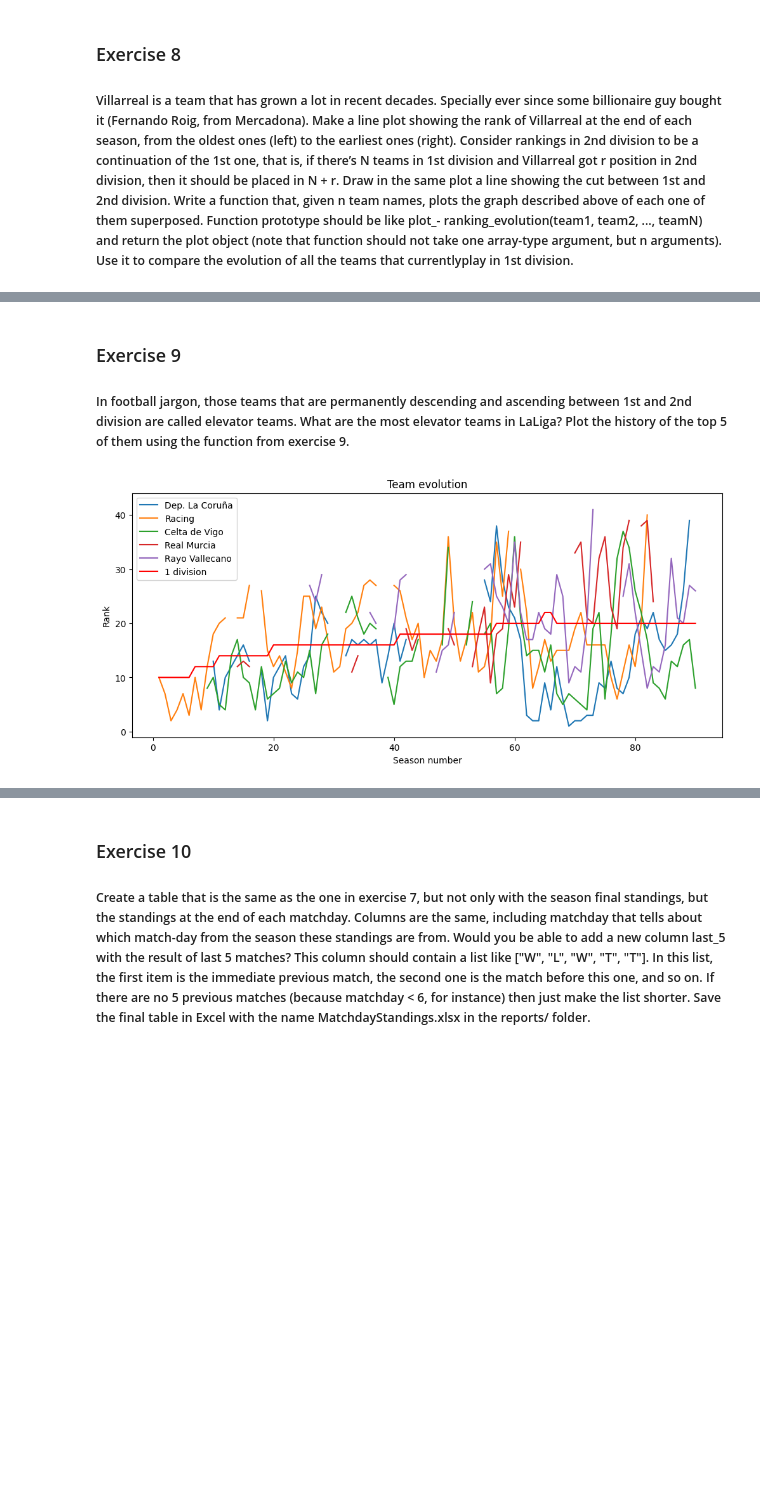
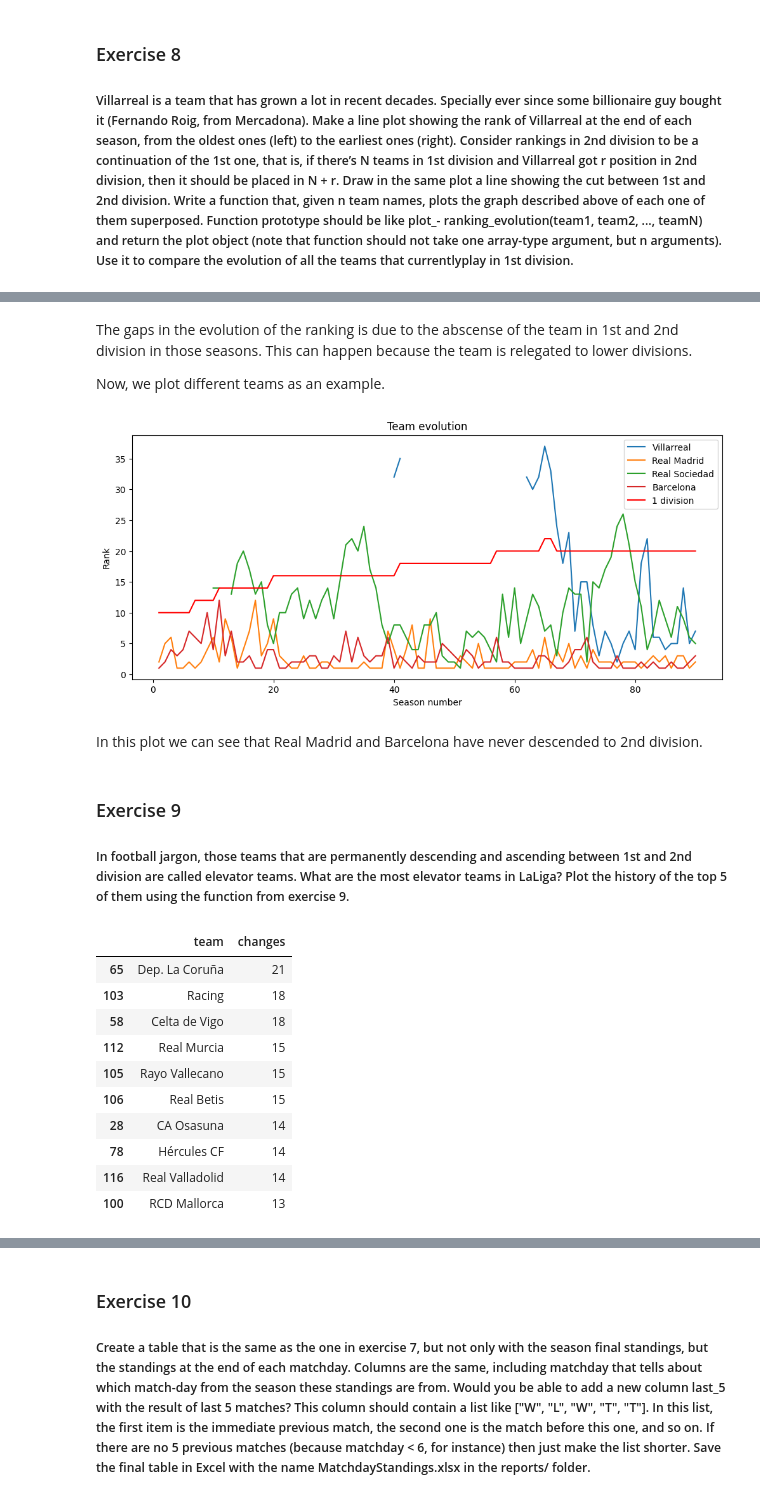
Before and after one commit to tinchit0/la-quiniela, a Jupyter notebook: analysis/LaLigaDataAnalysis2.ipynb, the cells around one changed output, grey strips where cells are left out. Saved outputs shown, nothing was run; the diff lists cells and outputs as text; code cells hidden in the pictures; blank space fills up the shorter version.

```diff
--- a/analysis/LaLigaDataAnalysis2.ipynb
+++ b/analysis/LaLigaDataAnalysis2.ipynb
@@ -712,3 +623,13 @@ ranking_evolution("Real Madrid", "Atlético Madrid", "Villarreal")
+# %% [markdown]
+The gaps in the evolution of the ranking is due to the abscense of the team in 1st and 2nd division in those seasons. This can happen because the team is relegated to lower divisions.
+
+Now, we plot different teams as an example.
+# %%
+ranking_evolution("Villarreal", "Real Madrid", "Real Sociedad", "Barcelona")
+# %% [output]
+[figure, added]
+# %% [markdown]
+In this plot we can see that Real Madrid and Barcelona have never descended to 2nd division.
 # %% [markdown]
 ### Exercise 9
 
@@ -719,7 +640,17 @@ division_changes = (df_result.groupby(["team"])["division"]
                        .reset_index(name="changes"))
 
 division_changes.sort_values("changes", ascending=False)
-top_elevators = division_changes.sort_values("changes", ascending=False).head(5)
-ranking_evolution(top_elevators["team"].tolist())
+top_elevators = division_changes.sort_values("changes", ascending=False).head(10)
+top_elevators
 # %% [output]
-[figure, removed]
+|  | team | changes |
+| 65 | Dep. La Coruña | 21 |
+| 103 | Racing | 18 |
+| 58 | Celta de Vigo | 18 |
+| 112 | Real Murcia | 15 |
+| 105 | Rayo Vallecano | 15 |
+| 106 | Real Betis | 15 |
+| 28 | CA Osasuna | 14 |
+| 78 | Hércules CF | 14 |
+| 116 | Real Valladolid | 14 |
+| 100 | RCD Mallorca | 13 |
```
Also changed, not shown: parts of 51 cells of this notebook, 1 other file.
